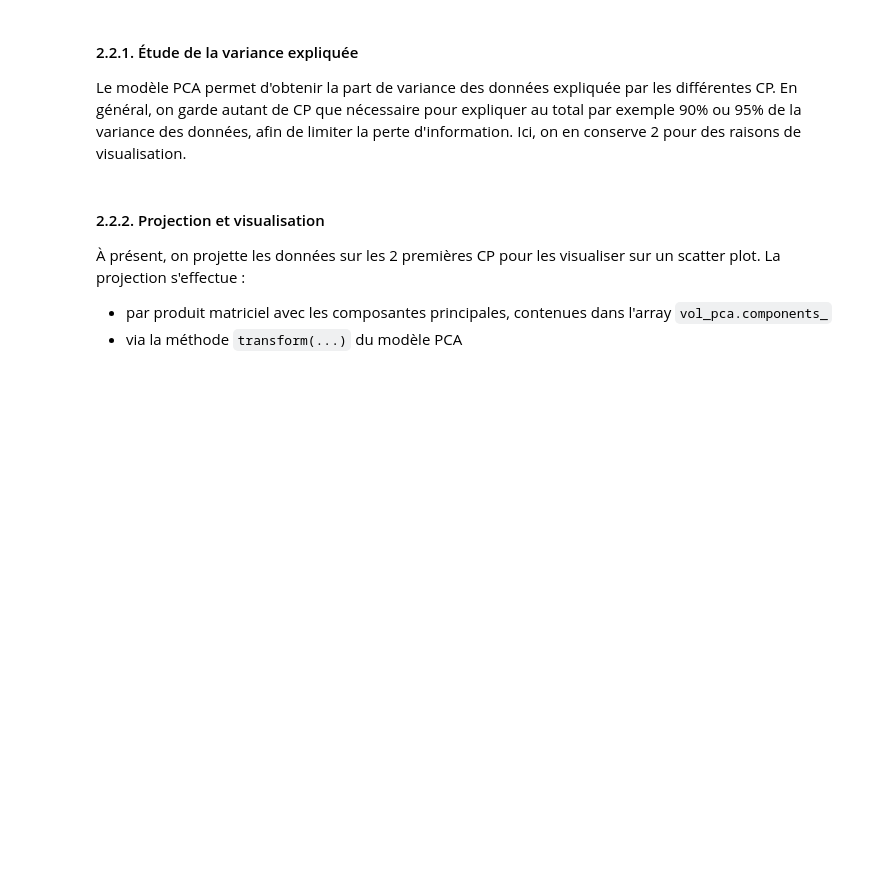
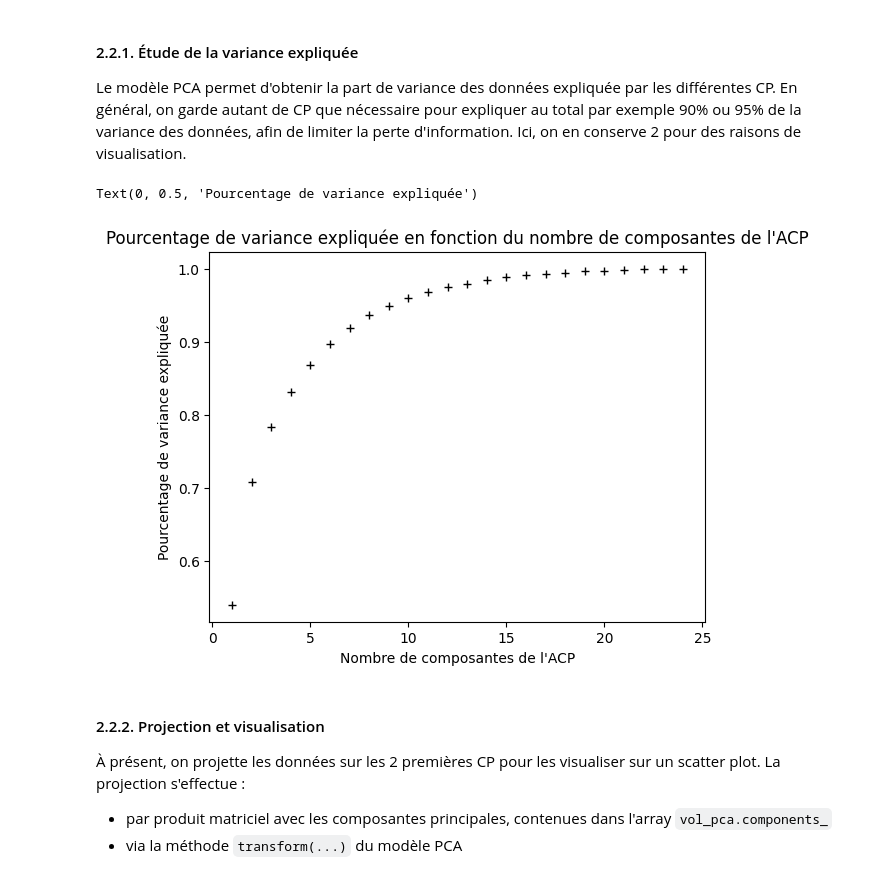
Before and after one commit to wills31415/friendly-pancake, a Jupyter notebook: td2/TD2.ipynb, the cells around one changed output. Saved outputs shown, nothing was run; the diff lists cells and outputs as text; code cells hidden in the pictures; blank space fills up the shorter version.

```diff
--- a/td2/TD2.ipynb
+++ b/td2/TD2.ipynb
@@ -336,7 +336,8 @@ EXERCICE - Préparation des données
 2. Supprimez ces colonnes, ainsi que le FLIGHT_MOD, et créez une variable X_vol contenant les valeurs numériques sous forme d'array numpy (on y accède via la propriété `values`).
 3. Affichez les dimensions de X_vol (nombre d'individus et de variables).
 """
-df_cond = vol.drop(['t', 'FLIGHT_PHASE', 'FLIGHT_MOD'], axis='columns')
+vol.set_index('t', inplace=True)
+df_cond = vol.drop(['FLIGHT_PHASE', 'FLIGHT_MOD'], axis='columns')
 X_vol = df_cond.values
 X_vol.shape
 # %% [output]
@@ -387,13 +390,21 @@ Le modèle PCA permet d'obtenir la part de variance des données expliquée par
 # %%
 """
 EXERCICE - Étude de la variance expliquée
 1. Affichez les parts de variance expliquées par les 2 premières CP à l'aide de la propriété `explained_variance_ratio_` du modèle PCA. Faites varier le nombres de CP (3, 4... 25).
    Affichez les résultats en %.
 2. Quel est le pourcentage de variance expliquée par les 2 premières CP ? Est-il cohérent de ne conserver que ces 2 dimensions ?
    Combien de composantes faudrait-il garder pour expliquer 90% de la variance ? 95% ?
 3. Tracez un bar plot de la variance expliquée par chaque CP, en n'oubliant pas le titre, les noms des axes et les étiquettes sur l'axe des abscisses ('PC1', 'PC2', etc.).
    Essayez avec une échelle logarithmique.
 """
+ratio = np.array([(PCA(n_components=(k+1)).fit(X_vol_norm)).explained_variance_ratio_.sum() for k in range(X_vol_norm.shape[1])])
+plt.plot([k+1 for k in range(ratio.size)], ratio, 'k+')
+plt.title("Pourcentage de variance expliquée en fonction du nombre de composantes de l'ACP")
+plt.xlabel("Nombre de composantes de l'ACP")
+plt.ylabel("Pourcentage de variance expliquée")
+# %% [output]
+Text(0, 0.5, 'Pourcentage de variance expliquée')
+[figure, added]
 # %% [markdown]
 #### 2.2.2. Projection et visualisation
 
```
Also changed, not shown: parts of 7 cells of this notebook, 9 other files.
